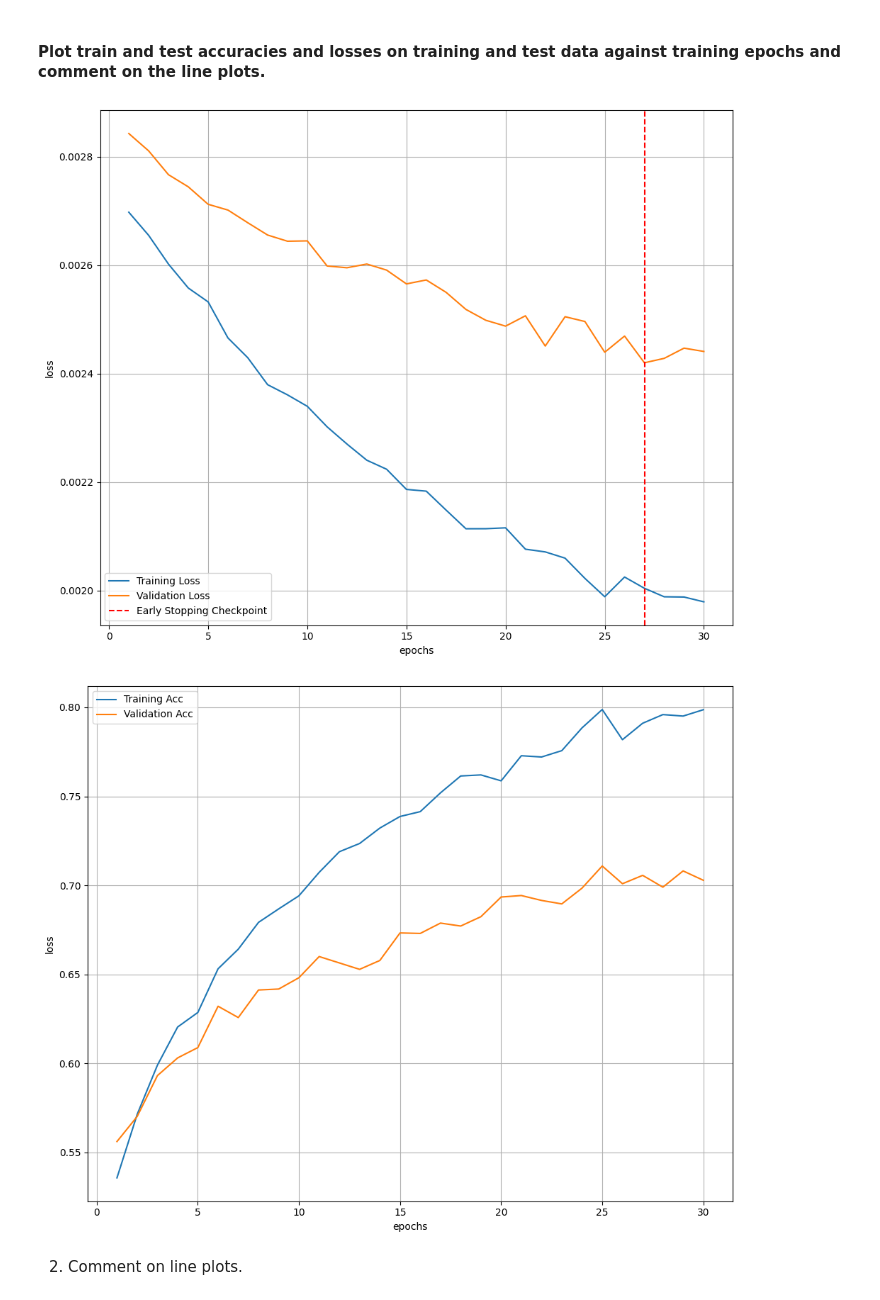
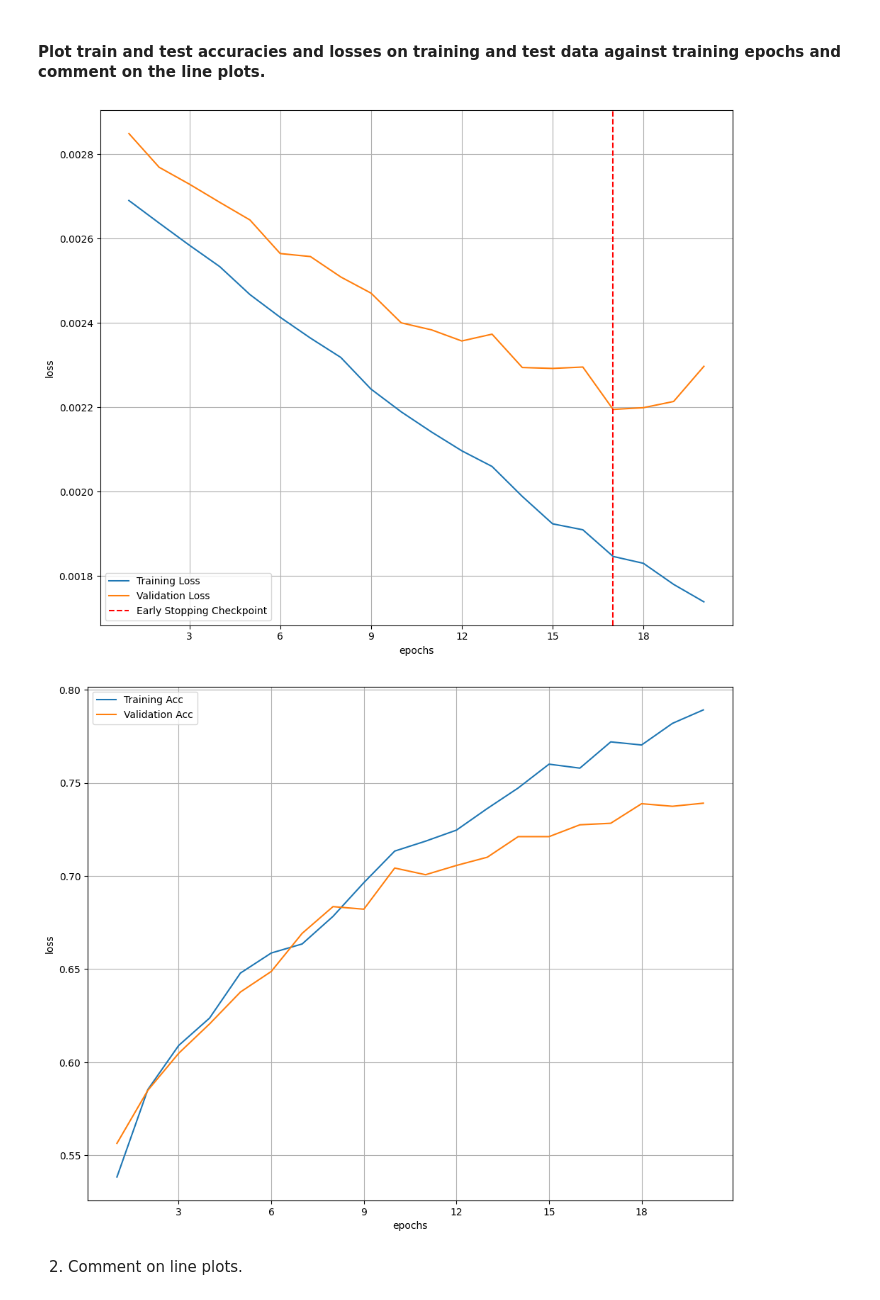
Before and after one commit to md-zaki/CZ4042_DeepLearning_Programming_Assignment, a Jupyter notebook: submission/Muhammad Zaki Bin Mohammad Bakri_PartA_1.ipynb, the cells around one changed output. Drawn from its saved outputs; the diff is of its cells as text; code cells hidden in the pictures.

```diff
--- a/submission/Muhammad Zaki Bin Mohammad Bakri_PartA_1.ipynb
+++ b/submission/Muhammad Zaki Bin Mohammad Bakri_PartA_1.ipynb
@@ -64,14 +64,14 @@ from common_utils import split_dataset, preprocess_dataset
 
 def preprocess(df):
     # YOUR CODE HERE
-    X_train, y_train, X_test, y_test = split_dataset(df,['filename', 'label'],0.3,0)
+    X_train, y_train, X_test, y_test = split_dataset(df,['filename', 'label'],0.3, random_state=0)
     X_train_scaled, X_test_scaled = preprocess_dataset(X_train, X_test)
     return X_train_scaled, y_train, X_test_scaled, y_test
 
 df = pd.read_csv('simplified.csv')
 df['label'] = df['filename'].str.split('_').str[-2]
 
-df['label'].value_counts()
+# df['label'].value_counts()
 
 X_train_scaled, y_train, X_test_scaled, y_test = preprocess(df)
 # %% [markdown]
@@ -83,7 +83,7 @@ class CustomDataset(Dataset):
     # YOUR CODE HERE
     def __init__(self, X,y):
         self.X = torch.tensor(X, dtype=torch.float)
-        self.y = torch.tensor(y, dtype=torch.long)
+        self.y = torch.tensor(y, dtype=torch.float)
     def __len__(self):
         return len(self.y)
     def __getitem__(self,idx):
@@ -103,9 +103,9 @@ train_dataloader, test_dataloader = intialise_loaders(X_train_scaled, y_train, X
 2. Next, define the model, optimizer and loss function.
 # %%
 # YOUR CODE HERE
-model = MLP(77,128,2)
+model = MLP(77,128,1)
 optimizer = torch.optim.Adam(model.parameters(), lr=0.001)
-loss_fn = nn.CrossEntropyLoss()
+loss_fn = nn.BCELoss()
 # %% [markdown]
 3. Train model for 100 epochs. Record down train and test accuracies. Implement early stopping.
 # %%
@@ -116,17 +116,19 @@ def train_loop(dataloader, model, loss_fn, optimizer):
     size = len(dataloader.dataset)
 
     train_loss, correct = 0, 0
+    model.train()
     for batch, (X, y) in enumerate(dataloader):
 
         pred = model(X)
+        pred = pred.flatten()
         loss = loss_fn(pred, y)
 
         optimizer.zero_grad()
         loss.backward()
         optimizer.step()
 
-        train_loss += loss.item()
-        correct += (pred.argmax(1) == y).type(torch.float).sum().item()
+        train_loss += float(loss.item())
+        correct += float((pred.round() == y).type(torch.float).sum().float())
 
     train_loss /= size
     correct /= size
@@ -135,12 +137,14 @@ def train_loop(dataloader, model, loss_fn, optimizer):
 def test_loop(dataloader, model, loss_fn):
     size = len(dataloader.dataset)
     test_loss, correct = 0, 0
-
+    model.eval()
     with torch.no_grad():
         for X, y in dataloader:
             pred = model(X)
-            test_loss += loss_fn(pred, y).item()
-            correct += (pred.argmax(1) == y).type(torch.float).sum().item()
+            pred = pred.flatten()
+            loss = loss_fn(pred, y)
+            test_loss += float(loss)
+            correct += float((pred.round() == y).type(torch.float).sum().float())
 
     test_loss /= size
     correct /= size
@@ -174,35 +177,36 @@ Done!
 # %%
 # YOUR CODE HERE
 import matplotlib.pyplot as plt
 
 fig = plt.figure(figsize=(10,8))
 plt.plot(range(1,len(train_loss_)+1),train_loss_, label='Training Loss')
 plt.plot(range(1,len(test_loss_)+1),test_loss_,label='Validation Loss')
 
 minposs = test_loss_.index(min(test_loss_))+1
 plt.axvline(minposs, linestyle='--', color='r',label='Early Stopping Checkpoint')
 
+plt.gca().xaxis.set_major_locator(plt.MaxNLocator(integer=True))
 plt.xlabel('epochs')
 plt.ylabel('loss')
 plt.grid(True)
 plt.legend()
 plt.tight_layout()
 plt.show()
 
 fig = plt.figure(figsize=(10,8))
 plt.plot(range(1,len(train_acc_)+1),train_acc_, label='Training Acc')
 plt.plot(range(1,len(test_acc_)+1),test_acc_,label='Validation Acc')
 
-
+plt.gca().xaxis.set_major_locator(plt.MaxNLocator(integer=True))
 plt.xlabel('epochs')
 plt.ylabel('loss')
 plt.grid(True)
 plt.legend()
 plt.tight_layout()
 plt.show()
 # %% [output]
-[figure, old version]
+[figure, new version]
-[figure, old version]
+[figure, new version]
 # %% [markdown]
 2. Comment on line plots.
 # %%
```
Also changed, not shown: parts of 2 cells of this notebook, 5 other files.
